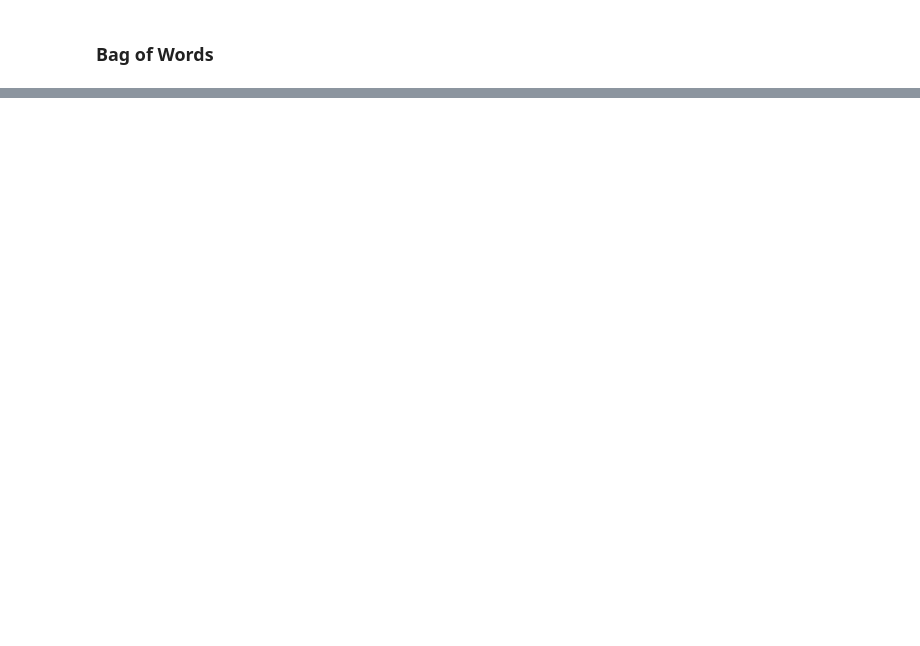
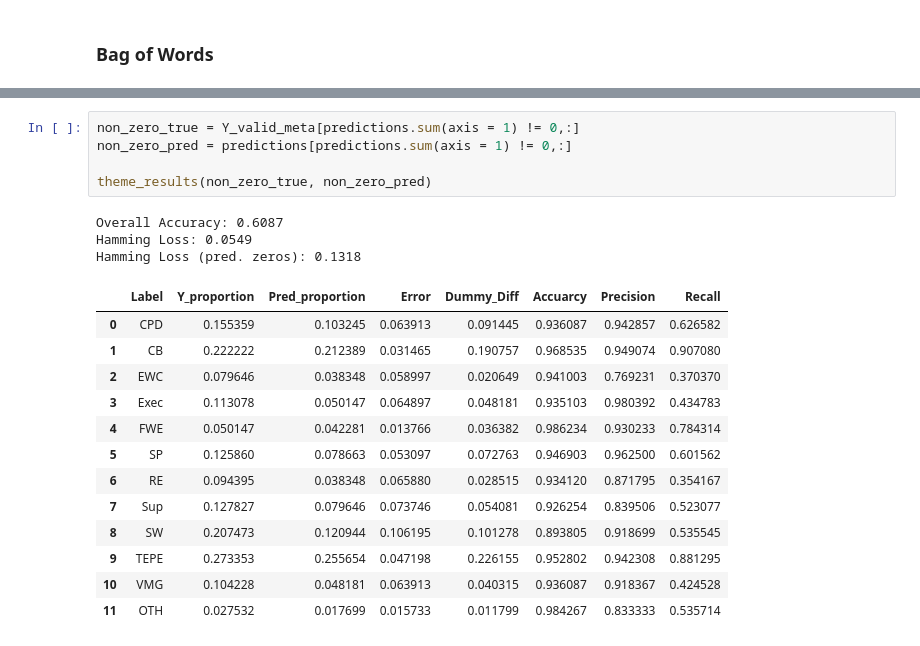
Before and after one commit to Jamienie/mds_capstone_bcstats, a Jupyter notebook: notebooks/02_aq_classification_experiments.ipynb, the cells around one changed output, grey strips where cells are left out. Cells and saved outputs as stored; diff of their text form; blank space fills up the shorter version.

```diff
--- a/notebooks/02_aq_classification_experiments.ipynb
+++ b/notebooks/02_aq_classification_experiments.ipynb
@@ -591,0 +669,22 @@ X_valid_wv.shape
+# %%
+non_zero_true = Y_valid_meta[predictions.sum(axis = 1) != 0,:]
+non_zero_pred = predictions[predictions.sum(axis = 1) != 0,:]
+
+theme_results(non_zero_true, non_zero_pred)
+# %% [output]
+Overall Accuracy: 0.6087
+Hamming Loss: 0.0549
+Hamming Loss (pred. zeros): 0.1318
+|  | Label | Y_proportion | Pred_proportion | Error | Dummy_Diff | Accuarcy | Precision | Recall |
+| 0 | CPD | 0.155359 | 0.103245 | 0.063913 | 0.091445 | 0.936087 | 0.942857 | 0.626582 |
+| 1 | CB | 0.222222 | 0.212389 | 0.031465 | 0.190757 | 0.968535 | 0.949074 | 0.907080 |
+| 2 | EWC | 0.079646 | 0.038348 | 0.058997 | 0.020649 | 0.941003 | 0.769231 | 0.370370 |
+| 3 | Exec | 0.113078 | 0.050147 | 0.064897 | 0.048181 | 0.935103 | 0.980392 | 0.434783 |
+| 4 | FWE | 0.050147 | 0.042281 | 0.013766 | 0.036382 | 0.986234 | 0.930233 | 0.784314 |
+| 5 | SP | 0.125860 | 0.078663 | 0.053097 | 0.072763 | 0.946903 | 0.962500 | 0.601562 |
+| 6 | RE | 0.094395 | 0.038348 | 0.065880 | 0.028515 | 0.934120 | 0.871795 | 0.354167 |
+| 7 | Sup | 0.127827 | 0.079646 | 0.073746 | 0.054081 | 0.926254 | 0.839506 | 0.523077 |
+| 8 | SW | 0.207473 | 0.120944 | 0.106195 | 0.101278 | 0.893805 | 0.918699 | 0.535545 |
+| 9 | TEPE | 0.273353 | 0.255654 | 0.047198 | 0.226155 | 0.952802 | 0.942308 | 0.881295 |
+| 10 | VMG | 0.104228 | 0.048181 | 0.063913 | 0.040315 | 0.936087 | 0.918367 | 0.424528 |
+| 11 | OTH | 0.027532 | 0.017699 | 0.015733 | 0.011799 | 0.984267 | 0.833333 | 0.535714 |
```
Also changed, not shown: parts of 114 cells of this notebook.
